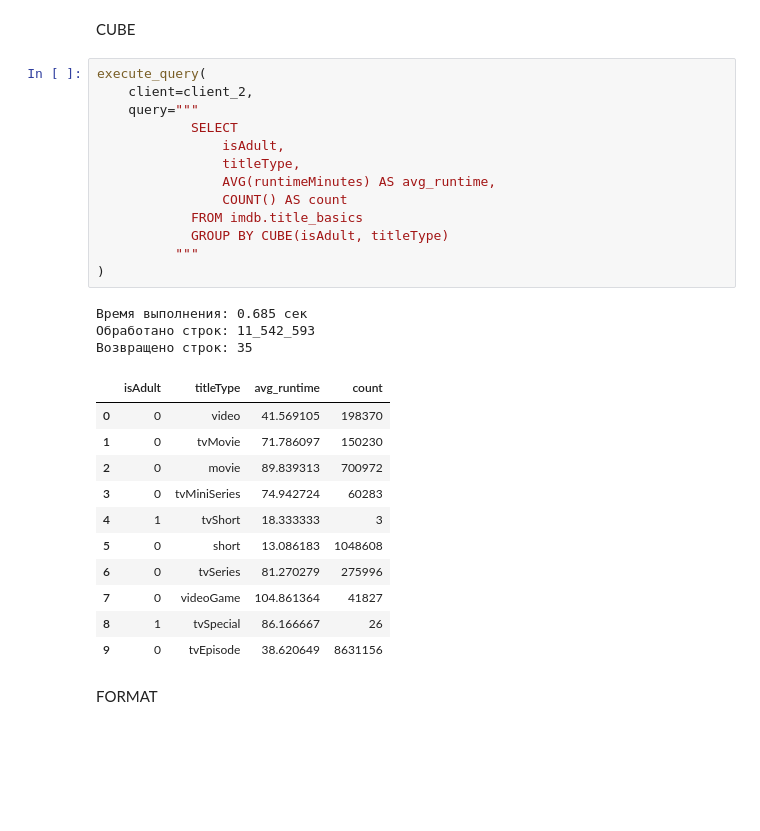
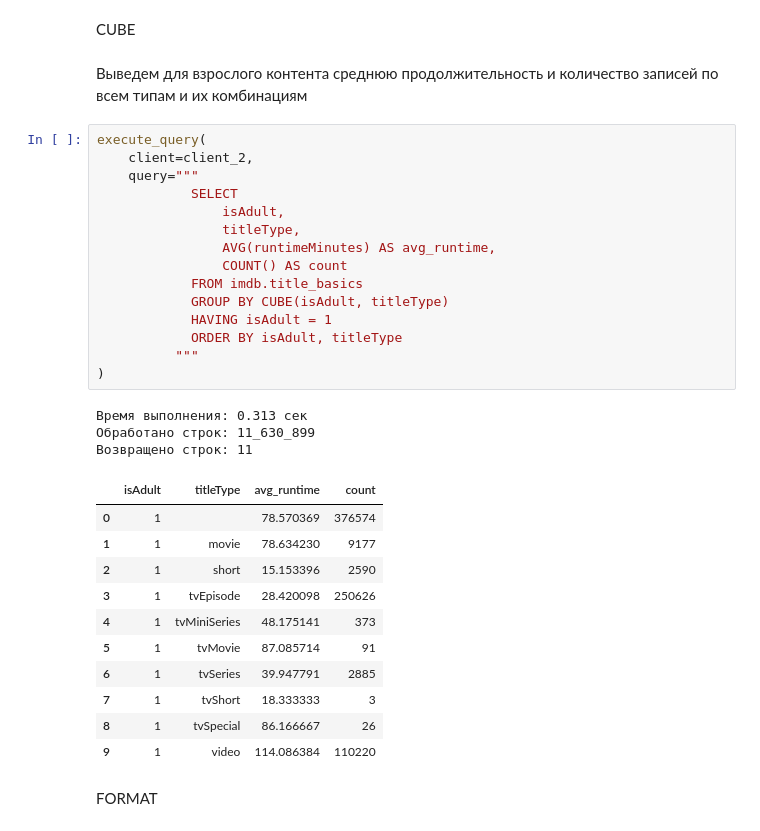
Before and after one commit to EgorGod21/clickhouse, a Jupyter notebook: ClickHouse.ipynb, the cells around one changed output. Saved outputs shown, nothing was run; the diff lists cells and outputs as text; blank space fills up the shorter version.

```diff
--- a/ClickHouse.ipynb
+++ b/ClickHouse.ipynb
@@ -378,33 +382,37 @@ execute_query(
 # %% [markdown]
 CUBE
+# %% [markdown]
+Выведем для взрослого контента среднюю продолжительность и количество записей по всем типам и их комбинациям
 # %%
 execute_query(
     client=client_2,
     query="""
             SELECT
                 isAdult,
                 titleType,
                 AVG(runtimeMinutes) AS avg_runtime,
                 COUNT() AS count
             FROM imdb.title_basics
             GROUP BY CUBE(isAdult, titleType)
+            HAVING isAdult = 1
+            ORDER BY isAdult, titleType
           """
 )
 # %% [output]
-Время выполнения: 0.685 сек
-Обработано строк: 11_542_593
-Возвращено строк: 35
+Время выполнения: 0.313 сек
+Обработано строк: 11_630_899
+Возвращено строк: 11
 |  | isAdult | titleType | avg_runtime | count |
-| 0 | 0 | video | 41.569105 | 198370 |
-| 1 | 0 | tvMovie | 71.786097 | 150230 |
-| 2 | 0 | movie | 89.839313 | 700972 |
-| 3 | 0 | tvMiniSeries | 74.942724 | 60283 |
-| 4 | 1 | tvShort | 18.333333 | 3 |
-| 5 | 0 | short | 13.086183 | 1048608 |
-| 6 | 0 | tvSeries | 81.270279 | 275996 |
-| 7 | 0 | videoGame | 104.861364 | 41827 |
+| 0 | 1 |  | 78.570369 | 376574 |
+| 1 | 1 | movie | 78.634230 | 9177 |
+| 2 | 1 | short | 15.153396 | 2590 |
+| 3 | 1 | tvEpisode | 28.420098 | 250626 |
+| 4 | 1 | tvMiniSeries | 48.175141 | 373 |
+| 5 | 1 | tvMovie | 87.085714 | 91 |
+| 6 | 1 | tvSeries | 39.947791 | 2885 |
+| 7 | 1 | tvShort | 18.333333 | 3 |
 | 8 | 1 | tvSpecial | 86.166667 | 26 |
-| 9 | 0 | tvEpisode | 38.620649 | 8631156 |
+| 9 | 1 | video | 114.086384 | 110220 |
 # %% [markdown]
 FORMAT
 # %% [markdown]
```
Also changed, not shown: parts of 16 cells of this notebook, 1 other file.
